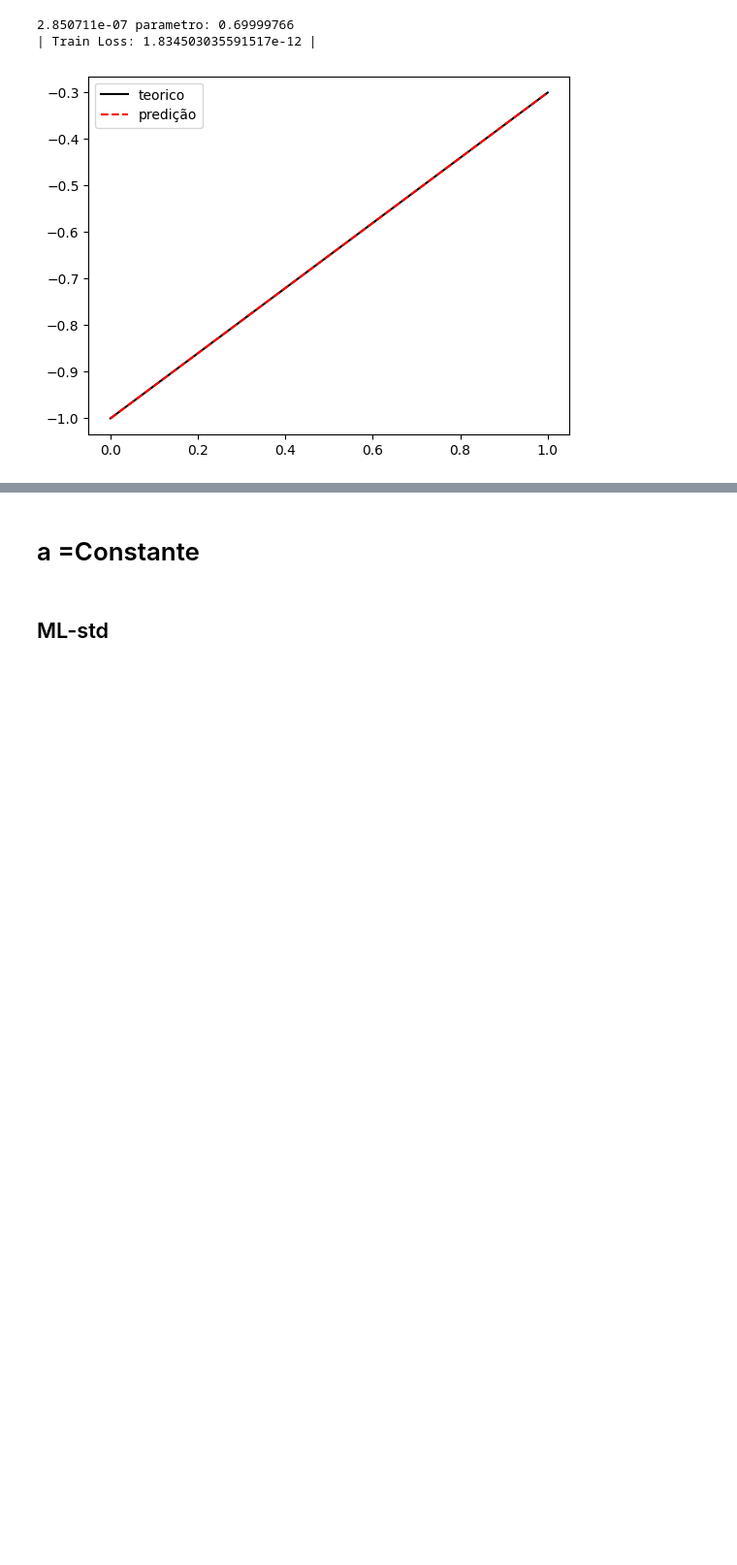
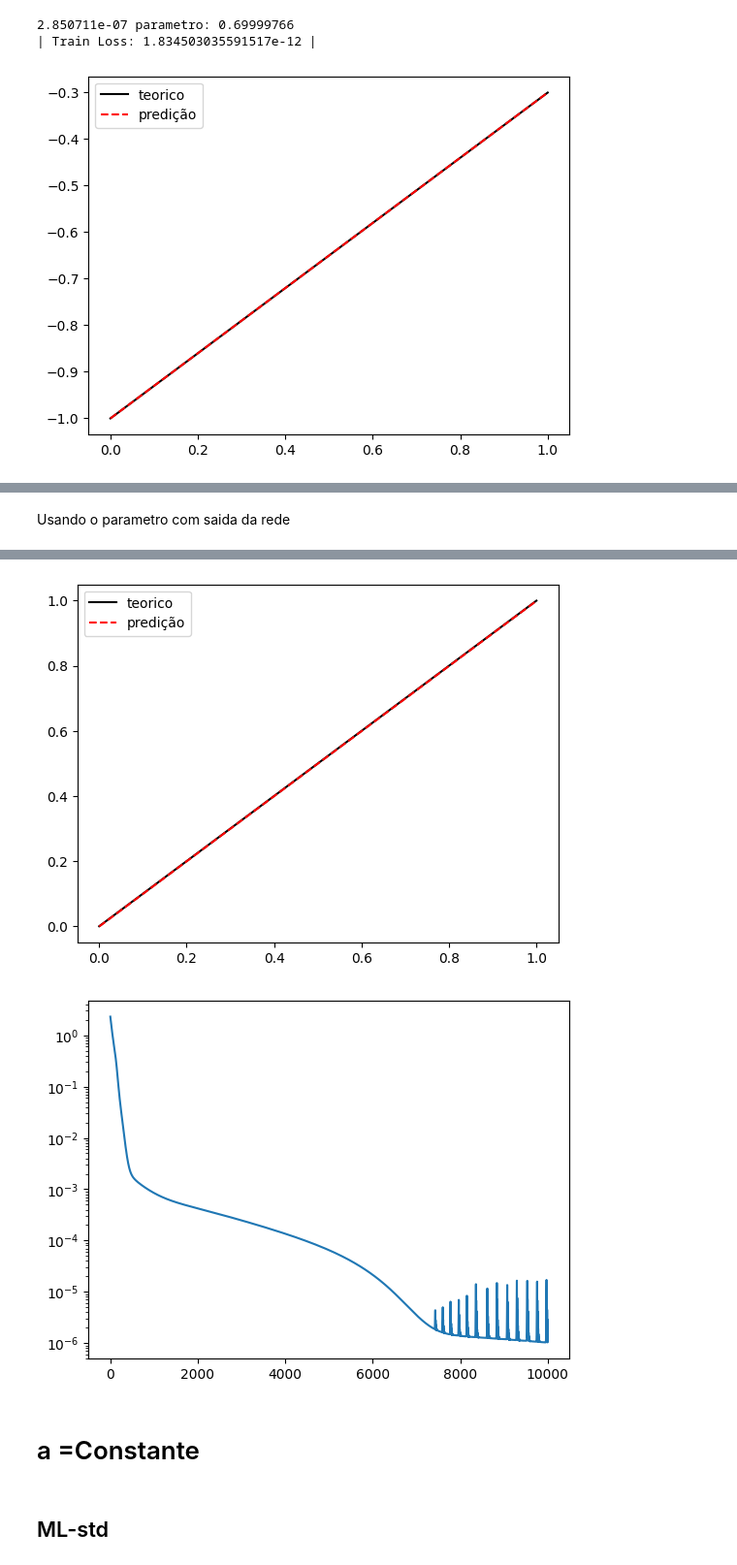
Before and after one commit to GubioGL/MachineLearning, a Jupyter notebook: # ML-apply-in-Physics/MLinregression.ipynb, the cells around one changed output, grey strips where cells are left out. Shown: that part at 97% size. Saved outputs shown, nothing was run; the diff lists cells and outputs as text; code cells hidden in the pictures; blank space fills up the shorter version.

```diff
--- a/# ML-apply-in-Physics/MLinregression.ipynb
+++ b/# ML-apply-in-Physics/MLinregression.ipynb
@@ -308,0 +315,59 @@ plt.show()
+# %% [markdown]
+Usando o parametro com saida da rede
+# %%
+
+x_train = tc.linspace(0,1,30,requires_grad=True,device='cuda').reshape(-1,1)
+y_train =  eq_movimento(x_0=0,v_=1,t_=x_train)
+
+model = Regressao_1( 10,output=2 ).to("cuda")
+opt = tc.optim.Adam( params = model.parameters(),lr=0.001)
+
+LOSS = []
+for epoch in range(10000):
+    model.train()
+    y_preds = model(x_train)     # output da rede
+    solution = y_preds[:,0].reshape(x_train.shape)
+    parametro = y_preds[:,1].reshape(x_train.shape)
+
+    # Derivadas da rede
+    dydt  = tc.autograd.grad(solution, x_train, grad_outputs=tc.ones_like(solution),create_graph=True)[0]
+    # Devidadas dos dados
+    dy_dt = tc.autograd.grad(y_train , x_train, grad_outputs=tc.ones_like(y_train), create_graph=True)[0]
+
+    # Condição inicial x(0).
+    loss_ic = (solution[0] -0)**2
+
+    # Edo : dx/dt = v.
+    loss_edo = tc.mean( (dydt - parametro.mean())**2 )
+
+    # Edo : d(data)/dt = v.
+    loss_data_edo = tc.mean( (dy_dt - parametro.mean() )**2 )
+
+    # Fazer (data - solution)**2
+    loss_data_solution =  tc.mean( (y_train - solution)**2 )
+
+    # Penalização para quando parametro for diferente de sua media
+    loss_const = tc.mean((parametro - parametro.mean()) ** 2)
+
+    loss = tc.sum( loss_ic + loss_edo  + loss_data_edo + loss_data_solution + loss_const) #loss_ic + loss_edo + loss_const
+    LOSS.append(loss.cpu().detach().numpy())
+    #loss = loss_f(y_preds).sum()
+    opt.zero_grad()
+    loss.backward(retain_graph=True)
+    opt.step()
+
+y_preds = model(x_train)     # output da rede
+solution = y_preds[:,0]
+parametro = y_preds[:,1]
+
+print(f"\n| Train Loss: {loss.cpu().detach().numpy()} |","parametro:",parametro.mean().cpu().detach().numpy())
+
+plt.plot(x_train.cpu().detach().numpy(), y_train.cpu().detach().numpy(),"k-" ,label="teorico")
+plt.plot(x_train.cpu().detach().numpy(), solution.cpu().detach().numpy(),"r--",label="predição" )
+plt.legend()
+plt.show()
+
+plt.yscale("log")
+plt.plot(LOSS)
+plt.show()
+# %% [output]
@@ -309,3 +375,5 @@ plt.show()
+[figure, added]
+[figure, added]
 # %% [markdown]
 # a =Constante
 # %% [markdown]
```
Also changed, not shown: parts of 27 cells of this notebook, 1 other file.
